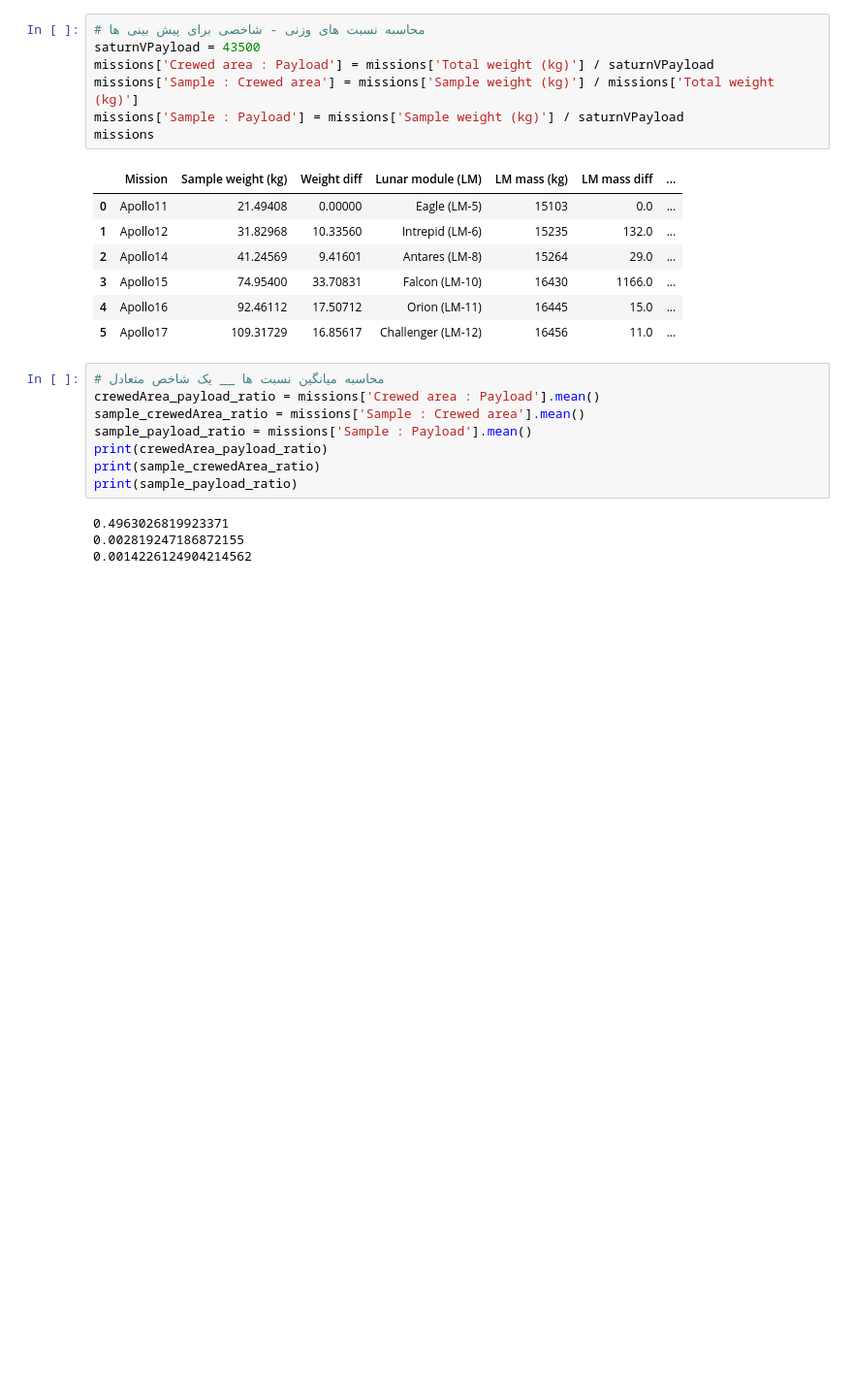
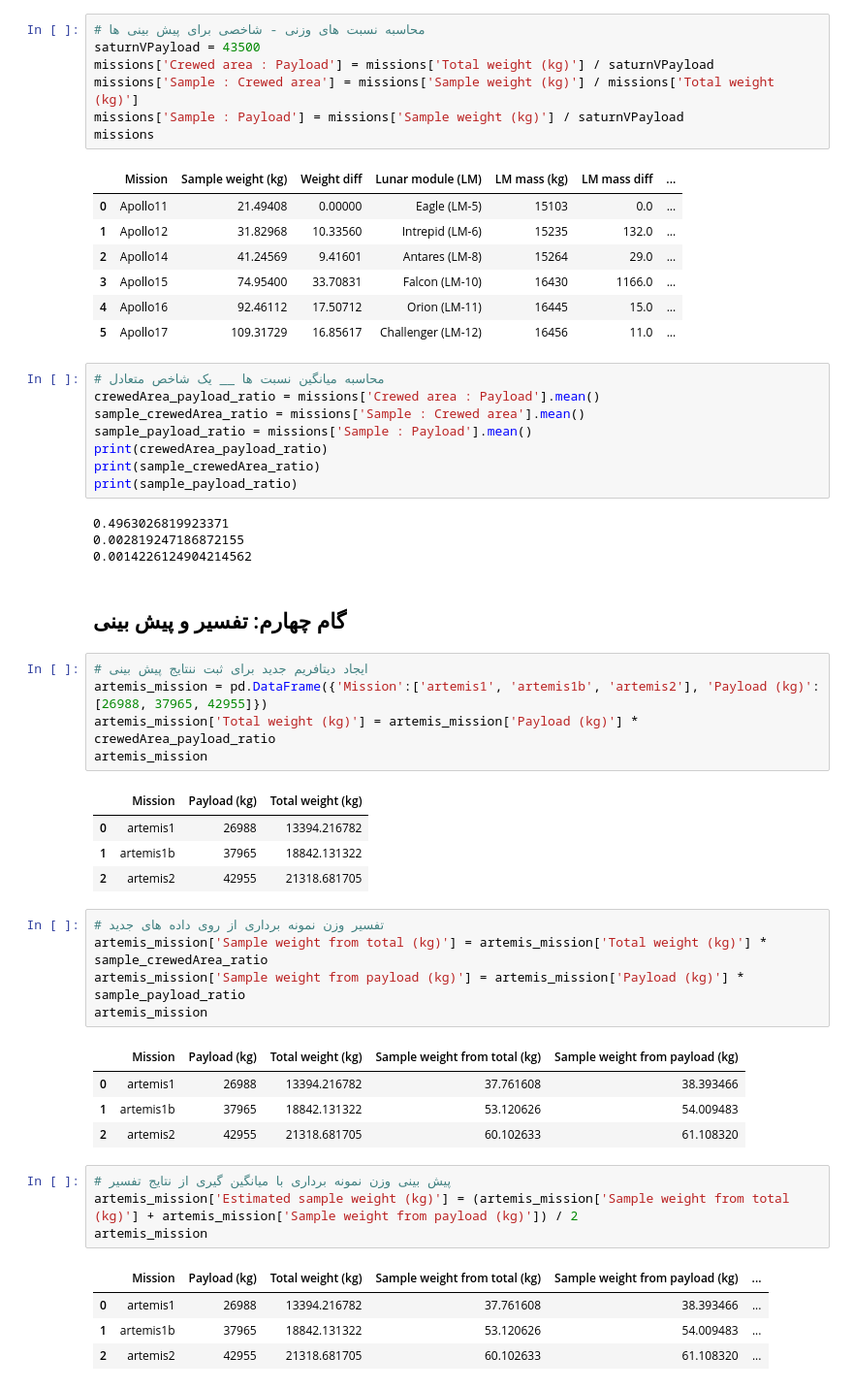
Before and after one commit to asefycom/pandas-project-based-course, a Jupyter notebook: rock-analysis.ipynb, the cells around one changed output. Shown: that part at 97% size. Drawn from its saved outputs; the diff is of its cells as text; blank space fills up the shorter version.

Commit message:
Sample capacity prediction

```diff
--- a/rock-analysis.ipynb
+++ b/rock-analysis.ipynb
@@ -277,3 +277,34 @@ print(sample_payload_ratio)
 0.4963026819923371
 0.002819247186872155
 0.0014226124904214562
+# %% [markdown]
+## گام چهارم: تفسیر و پیش بینی
+# %%
+# ایجاد دیتافریم جدید برای ثبت ننتایج پیش بینی
+artemis_mission = pd.DataFrame({'Mission':['artemis1', 'artemis1b', 'artemis2'], 'Payload (kg)': [26988, 37965, 42955]})
+artemis_mission['Total weight (kg)'] = artemis_mission['Payload (kg)'] * crewedArea_payload_ratio
+artemis_mission
+# %% [output]
+|  | Mission | Payload (kg) | Total weight (kg) |
+| 0 | artemis1 | 26988 | 13394.216782 |
+| 1 | artemis1b | 37965 | 18842.131322 |
+| 2 | artemis2 | 42955 | 21318.681705 |
+# %%
+# تفسیر وزن نمونه برداری از روی داده های جدید
+artemis_mission['Sample weight from total (kg)'] = artemis_mission['Total weight (kg)'] * sample_crewedArea_ratio
+artemis_mission['Sample weight from payload (kg)'] = artemis_mission['Payload (kg)'] * sample_payload_ratio
+artemis_mission
+# %% [output]
+|  | Mission | Payload (kg) | Total weight (kg) | Sample weight from total (kg) | Sample weight from payload (kg) |
+| 0 | artemis1 | 26988 | 13394.216782 | 37.761608 | 38.393466 |
+| 1 | artemis1b | 37965 | 18842.131322 | 53.120626 | 54.009483 |
+| 2 | artemis2 | 42955 | 21318.681705 | 60.102633 | 61.108320 |
+# %%
+# پیش بینی وزن نمونه برداری با میانگین گیری از نتایج تفسیر
+artemis_mission['Estimated sample weight (kg)'] = (artemis_mission['Sample weight from total (kg)'] + artemis_mission['Sample weight from payload (kg)']) / 2
+artemis_mission
+# %% [output]
+|  | Mission | Payload (kg) | Total weight (kg) | Sample weight from total (kg) | Sample weight from payload (kg) | ... |
+| 0 | artemis1 | 26988 | 13394.216782 | 37.761608 | 38.393466 | ... |
+| 1 | artemis1b | 37965 | 18842.131322 | 53.120626 | 54.009483 | ... |
+| 2 | artemis2 | 42955 | 21318.681705 | 60.102633 | 61.108320 | ... |
```
